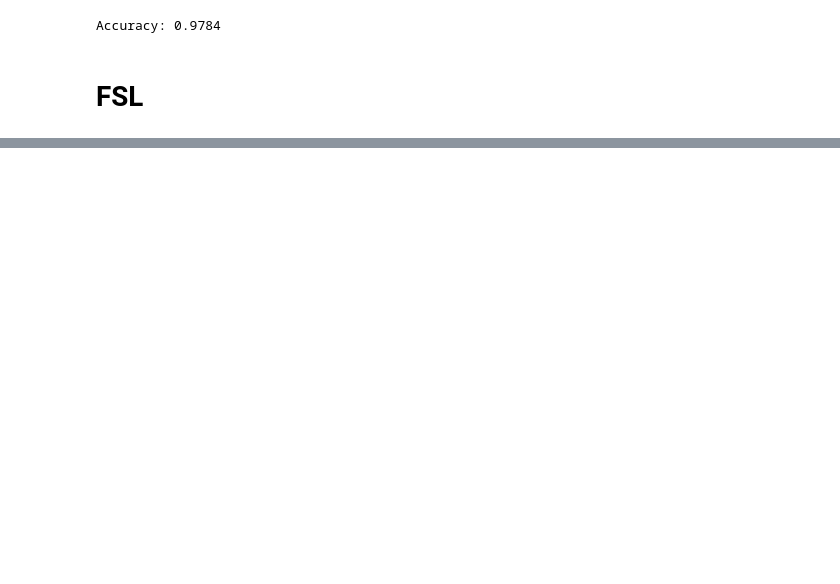
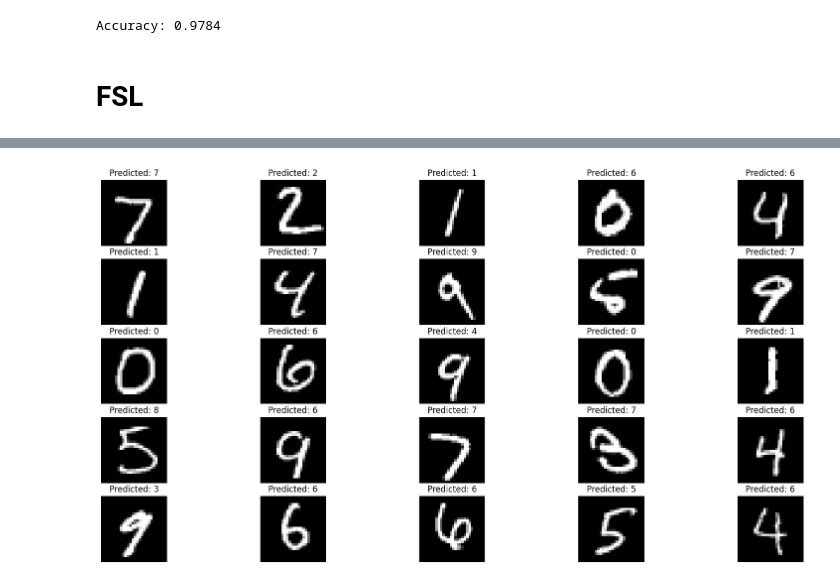
Before and after one commit to EFCK/Few-Shot-Learning, a Jupyter notebook: efe.ipynb, the cells around one changed output, grey strips where cells are left out. Saved outputs shown, nothing was run; the diff lists cells and outputs as text; code cells hidden in the pictures; blank space fills up the shorter version.

```diff
--- a/efe.ipynb
+++ b/efe.ipynb
@@ -410,0 +405,11 @@ Accuracy: 0.33
+# %%
+# print the 5 elements of x test
+plt.figure(figsize=(20, 10))
+for i in range(25):
+    plt.subplot(5, 5, i+1)
+    plt.imshow(tf.squeeze(x_test[i]))
+    plt.title(f"Predicted: {predictions[i]}")
+    plt.axis("off")
+plt.show()
+# %% [output]
+[figure, added]
```
Also changed, not shown: parts of 12 cells of this notebook.
